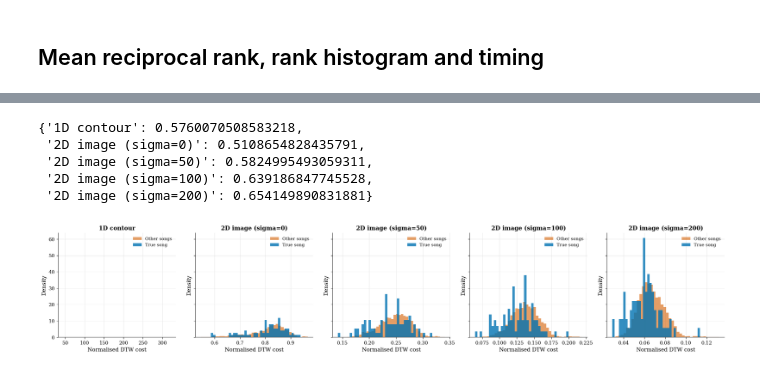
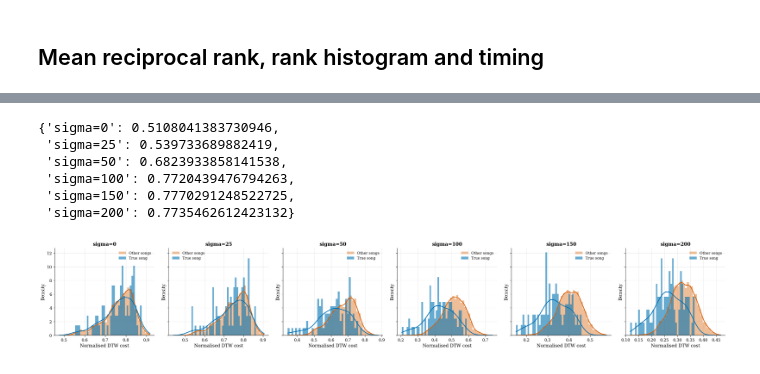
Before and after one commit to vivekvjyn/Strawberry-Fields, a Jupyter notebook: notebooks/evaluate.ipynb, the cells around one changed output, grey strips where cells are left out. Drawn from its saved outputs; the diff is of its cells as text; code cells hidden in the pictures.

```diff
--- a/notebooks/evaluate.ipynb
+++ b/notebooks/evaluate.ipynb
@@ -71,18 +87,20 @@ fig.tight_layout()
 # %%
 results = {}
+eval_cache = CACHE_ROOT / "eval"
 
-t0 = time.perf_counter()
-ranks, costs, song_ids = utils.rank_queries(q_1d, r_1d, true_ids, metric="cityblock", desc="1D contour")
-results["1D contour"] = {"ranks": ranks, "costs": costs, "song_ids": song_ids,
-                          "seconds": (time.perf_counter() - t0) / len(q_1d)}
+def evaluate(name, query_reprs, refs):
+    t0 = time.perf_counter()
+    ranks, costs, song_ids = utils.rank_queries(
+        query_reprs, refs, true_ids, desc=name,
+        cost=lambda q, r: utils.transposed_subsequence_cost(q, r, EVAL["n_classes"], "cityblock",
+                                                     EVAL["shift_step"]),
+        query_ids=index.query_id, cache_path=eval_cache / f"{name}.csv")
+    results[name] = {"ranks": ranks, "costs": costs, "song_ids": song_ids,
+                     "seconds": (time.perf_counter() - t0) / len(query_reprs)}
 
 for sigma in SIGMAS:
-    name = f"2D image (sigma={sigma})"
-    q_img, r_img = images(sigma)
-    t0 = time.perf_counter()
-    ranks, costs, song_ids = utils.rank_queries(q_img, r_img, true_ids, metric="euclidean", desc=name)
-    results[name] = {"ranks": ranks, "costs": costs, "song_ids": song_ids,
-                      "seconds": (time.perf_counter() - t0) / len(q_img)}
+    q_prof, r_prof = profiles(sigma)
+    evaluate(f"sigma={sigma}", q_prof, r_prof)
 
 table = pd.DataFrame({
     name: {**utils.summarise(r["ranks"]), "seconds / query": r["seconds"]}
@@ -123,17 +161,18 @@ fig.tight_layout()
 # %%
 costs_by_name = {name: r["costs"] for name, r in results.items()}
-true_cols = np.array([results["1D contour"]["song_ids"].index(t) for t in true_ids])
+true_cols = np.array([next(iter(results.values()))["song_ids"].index(t) for t in true_ids])
 
 fig, axes = plt.subplots(1, len(costs_by_name), figsize=(4 * len(costs_by_name), 4), sharey=True)
 auc = plots.plot_cost_distributions(axes, costs_by_name, true_cols,
                                      genuine_color=PALETTE[0], impostor_color=PALETTE[1])
 fig.tight_layout()
 auc
 # %% [output]
-{'1D contour': 0.5760070508583218,
- '2D image (sigma=0)': 0.5108654828435791,
- '2D image (sigma=50)': 0.5824995493059311,
- '2D image (sigma=100)': 0.639186847745528,
- '2D image (sigma=200)': 0.654149890831881}
+{'sigma=0': 0.5108041383730946,
+ 'sigma=25': 0.539733689882419,
+ 'sigma=50': 0.6823933858141538,
+ 'sigma=100': 0.7720439476794263,
+ 'sigma=150': 0.7770291248522725,
+ 'sigma=200': 0.7735462612423132}
-[figure, old version]
+[figure, new version]
 # %% [markdown]
```
Also changed, not shown: parts of 15 cells of this notebook, 3 other files.
